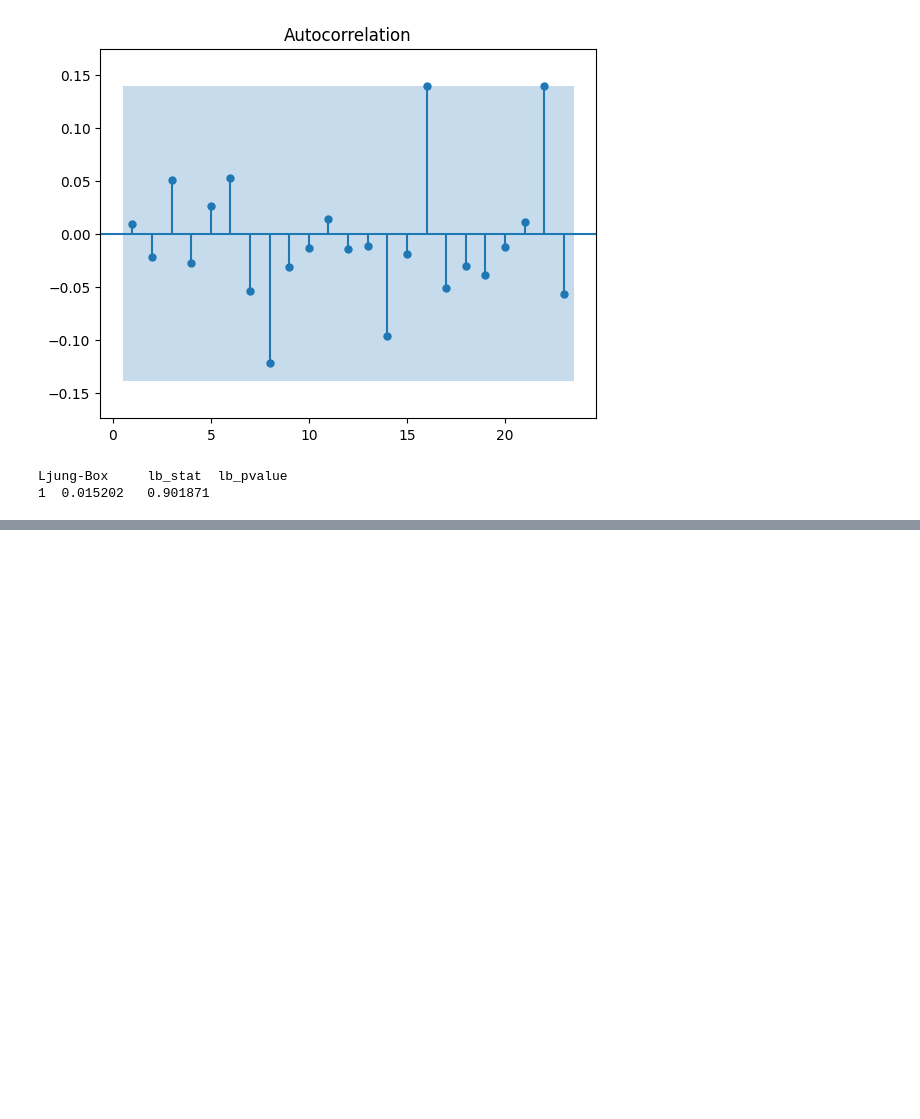
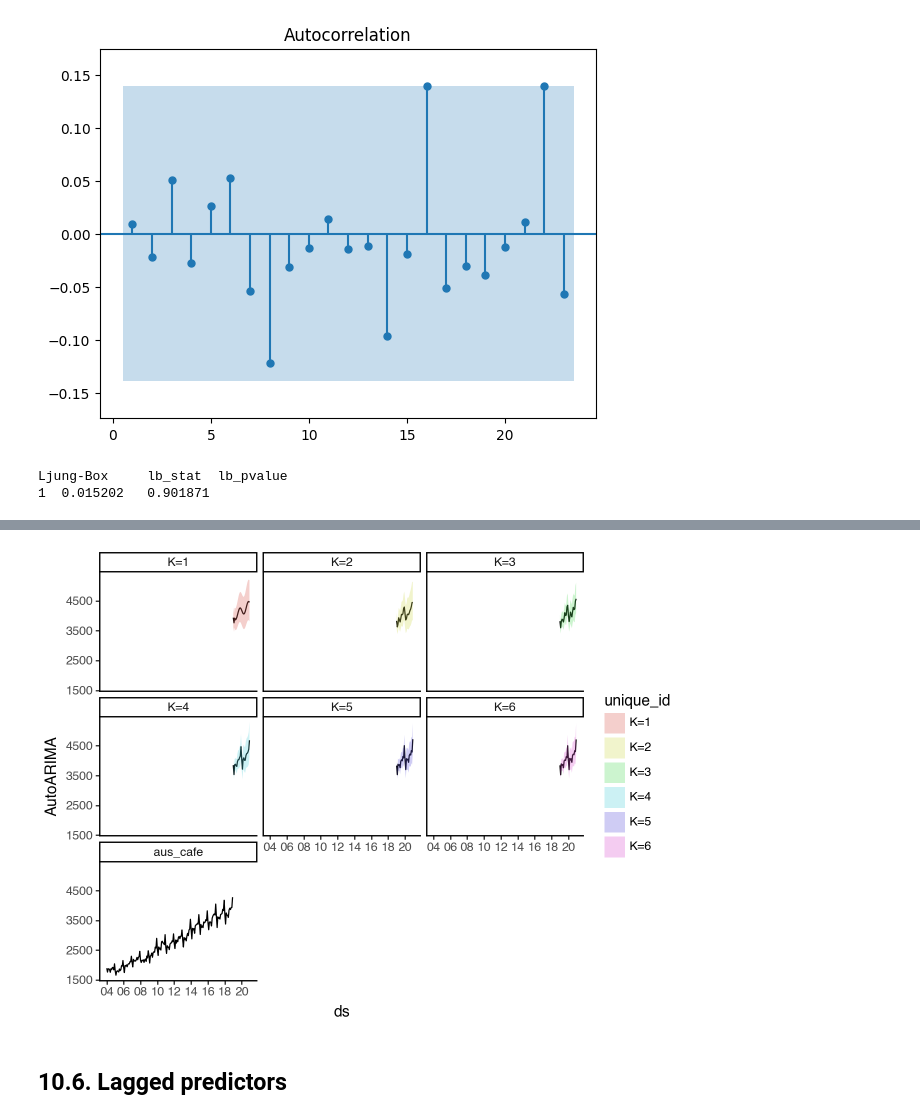
Before and after one commit to sebsciarra/gas_pump_prices, a Jupyter notebook: notebooks/chap10_dynamic_reg.ipynb, the cells around one changed output, grey strips where cells are left out. Drawn from its saved outputs; the diff is of its cells as text; code cells hidden in the pictures; blank space fills up the shorter version.

```diff
--- a/notebooks/chap10_dynamic_reg.ipynb
+++ b/notebooks/chap10_dynamic_reg.ipynb
@@ -208,0 +270,15 @@ Ljung-Box     lb_stat  lb_pvalue
+# %%
+df_result = pd.concat(objs=results, ignore_index=True)
+
+(ggplot(data=df_result, mapping=aes(x='ds', y='AutoARIMA', group='unique_id', fill='unique_id')) +
+ geom_line() +
+ geom_line(inherit_aes=False, data=df_month,
+           mapping=aes(x='ds', y='y')) +
+ scale_x_datetime(date_breaks='2 years', date_labels='%y') +
+ geom_ribbon(mapping=aes(ymin='AutoARIMA-lo-95', ymax='AutoARIMA-hi-95'), alpha=0.3) +
+ facet_wrap(facets='~unique_id') +
+ theme_classic())
+# %% [output]
+[figure, added]
+# %% [markdown]
+## 10.6. Lagged predictors
```
Also changed, not shown: parts of 8 cells of this notebook.
